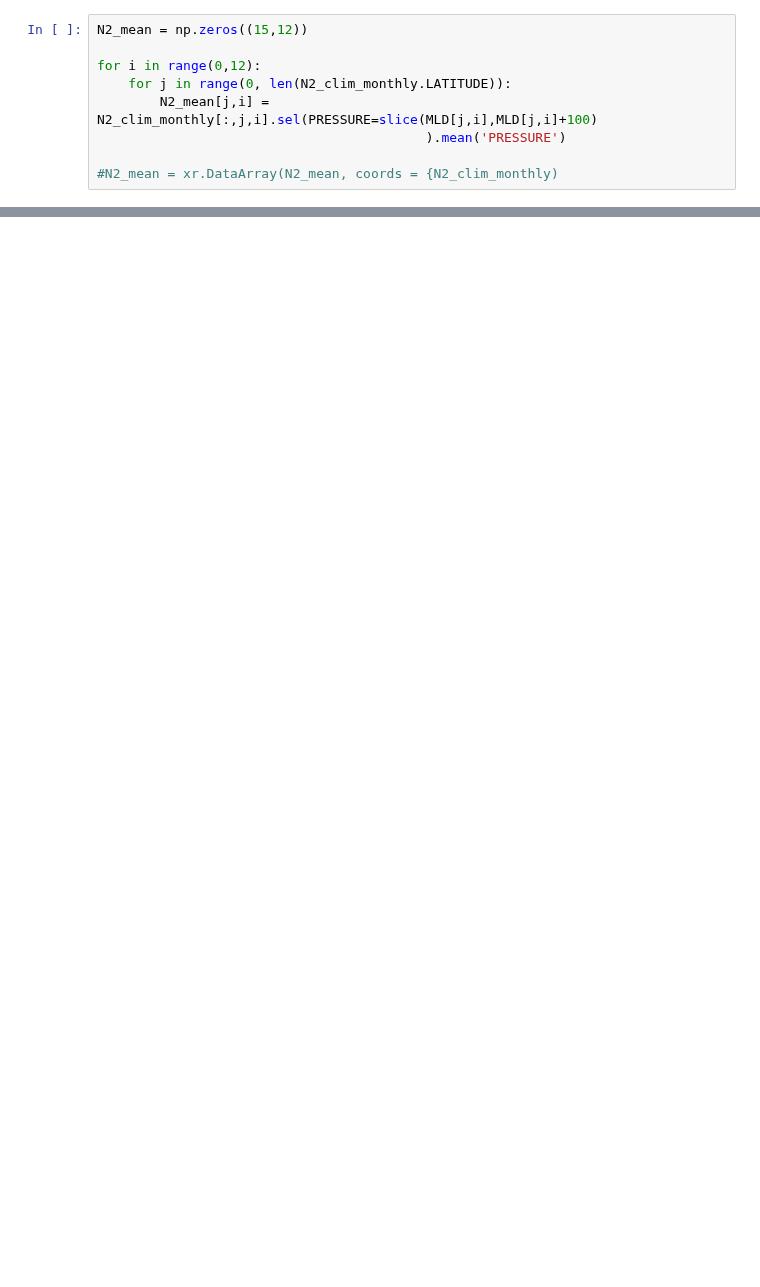
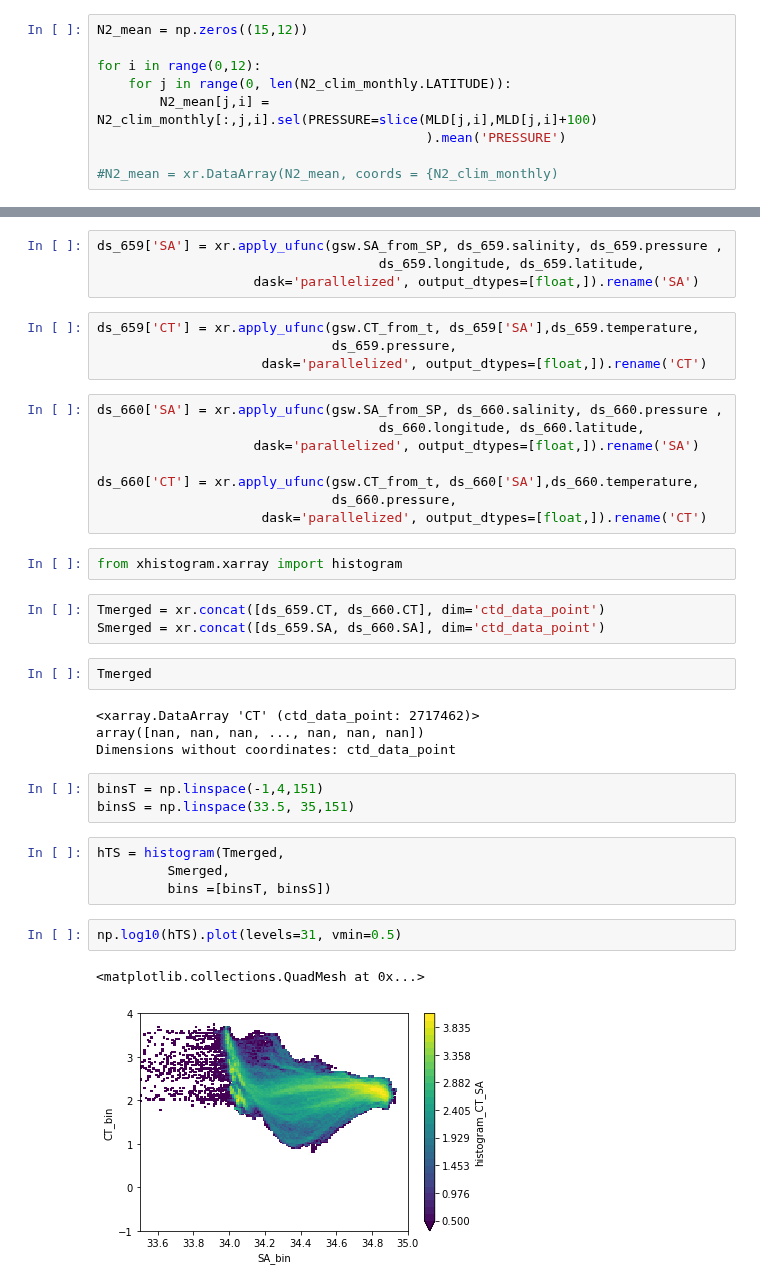
Before and after one commit to dhruvbalwada/sogos, a Jupyter notebook: notebooks/10_4_regional_hydrography.ipynb, the cells around one changed output, grey strips where cells are left out. Saved outputs shown, nothing was run; the diff lists cells and outputs as text; blank space fills up the shorter version.

```diff
--- a/notebooks/10_4_regional_hydrography.ipynb
+++ b/notebooks/10_4_regional_hydrography.ipynb
@@ -174,0 +203,39 @@ Text(0.5, 0, 'Latitude')
+# %%
+ds_659['SA'] = xr.apply_ufunc(gsw.SA_from_SP, ds_659.salinity, ds_659.pressure ,
+                                    ds_659.longitude, ds_659.latitude,
+                    dask='parallelized', output_dtypes=[float,]).rename('SA')
+# %%
+ds_659['CT'] = xr.apply_ufunc(gsw.CT_from_t, ds_659['SA'],ds_659.temperature,
+                              ds_659.pressure,
+                     dask='parallelized', output_dtypes=[float,]).rename('CT')
+# %%
+ds_660['SA'] = xr.apply_ufunc(gsw.SA_from_SP, ds_660.salinity, ds_660.pressure ,
+                                    ds_660.longitude, ds_660.latitude,
+                    dask='parallelized', output_dtypes=[float,]).rename('SA')
+
+ds_660['CT'] = xr.apply_ufunc(gsw.CT_from_t, ds_660['SA'],ds_660.temperature,
+                              ds_660.pressure,
+                     dask='parallelized', output_dtypes=[float,]).rename('CT')
+# %%
+from xhistogram.xarray import histogram
+# %%
+Tmerged = xr.concat([ds_659.CT, ds_660.CT], dim='ctd_data_point')
+Smerged = xr.concat([ds_659.SA, ds_660.SA], dim='ctd_data_point')
+# %%
+Tmerged
+# %% [output]
+<xarray.DataArray 'CT' (ctd_data_point: 2717462)>
+array([nan, nan, nan, ..., nan, nan, nan])
+Dimensions without coordinates: ctd_data_point
+# %%
+binsT = np.linspace(-1,4,151)
+binsS = np.linspace(33.5, 35,151)
+# %%
+hTS = histogram(Tmerged,
+         Smerged,
+         bins =[binsT, binsS])
+# %%
+np.log10(hTS).plot(levels=31, vmin=0.5)
+# %% [output]
+<matplotlib.collections.QuadMesh at 0x...>
+[figure, added]
```
Also changed, not shown: parts of 13 cells of this notebook, 3 other files.
